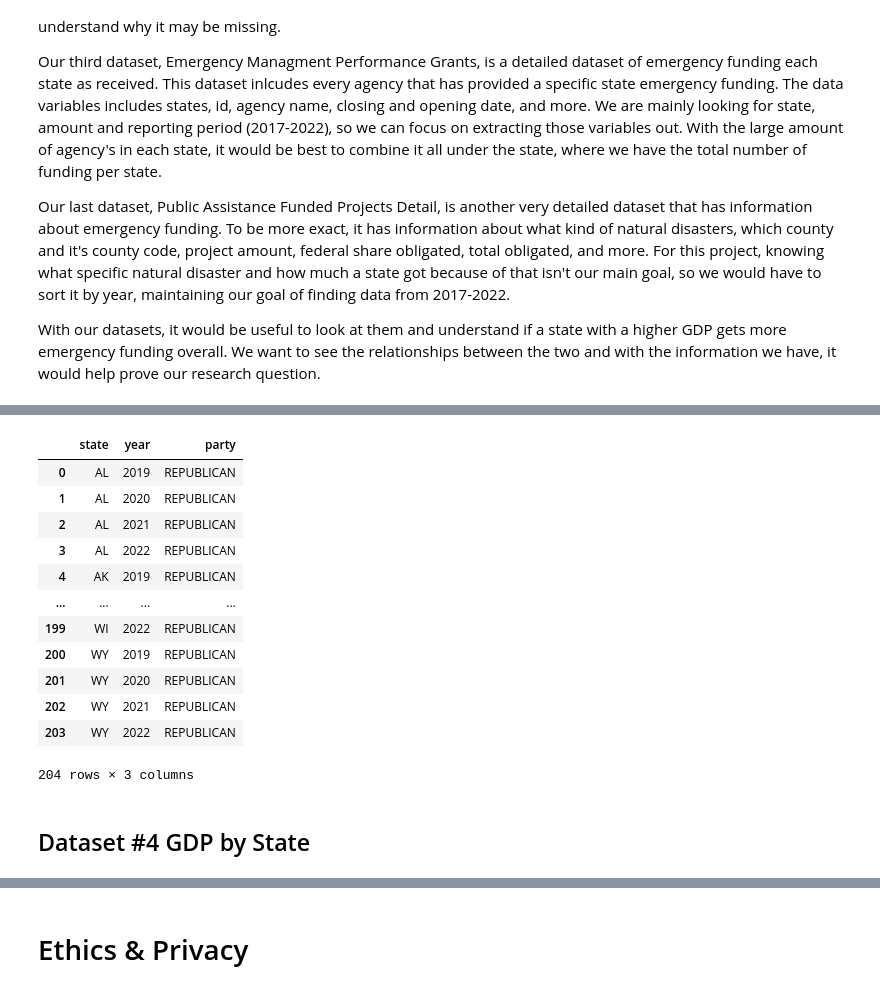
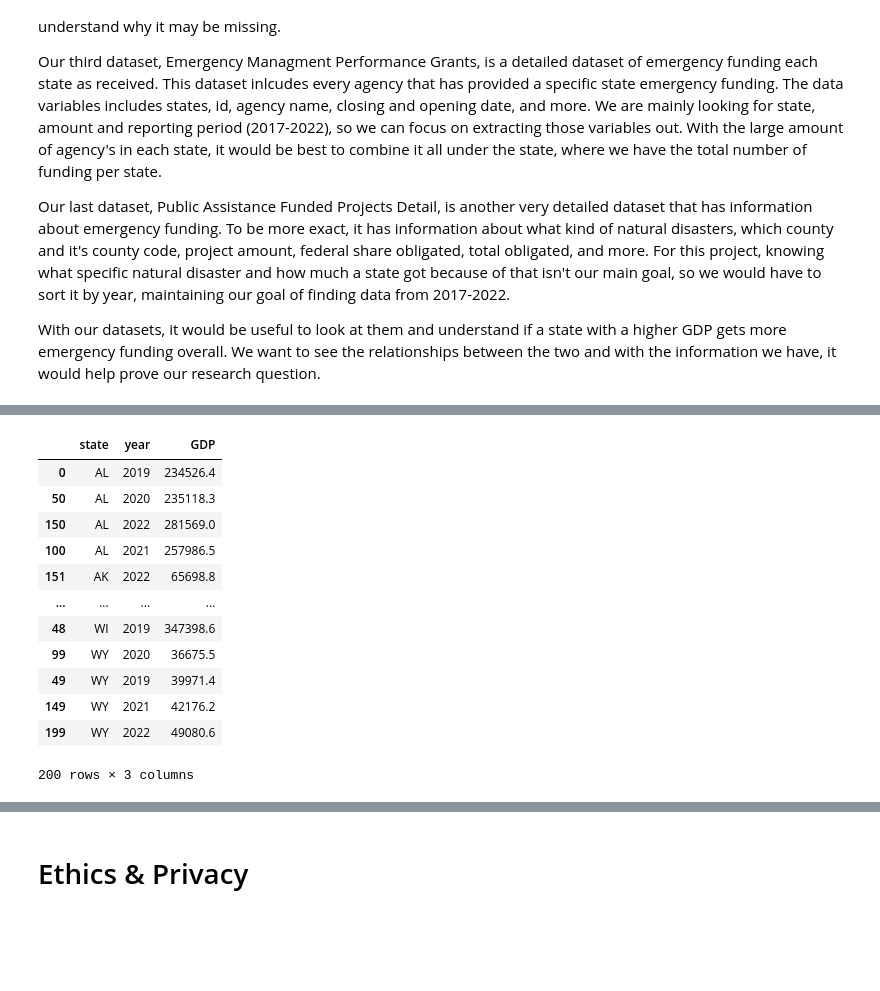
Before and after one commit to COGS108/Group054_WI24, a Jupyter notebook: DataCheckpoint_Group054_WI24.ipynb, the cells around one changed output, grey strips where cells are left out. Cells and saved outputs as stored; diff of their text form; code cells hidden in the pictures; blank space fills up the shorter version.

```diff
--- a/DataCheckpoint_Group054_WI24.ipynb
+++ b/DataCheckpoint_Group054_WI24.ipynb
@@ -180,60 +258,3 @@ df2_merged
-# %%
-url3 = 'Data/1976-2022-house.csv'
-election_data= pd.read_csv(url3)
-pd.set_option('display.max_rows', 10)
-
-elections_post_2017 = election_data[election_data['year'] > 2019]
-relevant_elections = elections_post_2017[elections_post_2017['party'].isin(['DEMOCRAT', 'REPUBLICAN'])]
-grouped_elections = relevant_elections.groupby(['state', 'year', 'party'])['candidatevotes'].sum().reset_index()
-winning_party = grouped_elections.sort_values('candidatevotes', ascending=False).drop_duplicates(['state', 'year'])
-winning_party = winning_party.sort_values(by = 'state')
-winning_party = winning_party.drop(columns= 'candidatevotes')
-
-
-#df.reindex -- confrom DF to a new index w. optional filling -- places NA in locastions having no value in teh previous index
-# we reindex the winning_party data frame to do this
-# we use pd.MultiIndex.from_product instead of iterools.prodcut(state, year) bcs it returns a list instead of a multiindex
-winning_party_indexed = winning_party.set_index(['state', 'year'])
-state = winning_party_indexed.index.levels[0]
-year = [2019,2020,2021,2022]
-multi_index = pd.MultiIndex.from_product([state, year])
-winning_party_indexed = winning_party_indexed.reindex(multi_index)
-winning_party_indexed_filled = winning_party_indexed.groupby(level=0).fillna(method='ffill').fillna(method='bfill').reset_index()
-winning_party_indexed_filled = winning_party_indexed_filled.rename(columns = {'level_1' : 'year'})
-
-#the rest of our data tables use state postal codes instead of the full names
-#using a dictionary I found on GitHub we can map these states to their postal codes
-us_state_to_abbrev = {
-    "Alabama": "AL", "Alaska": "AK", "Arizona": "AZ", "Arkansas": "AR", "California": "CA",
-    "Colorado": "CO", "Connecticut": "CT", "Delaware": "DE", "Florida": "FL", "Georgia": "GA",
-    "Hawaii": "HI", "Idaho": "ID", "Illinois": "IL", "Indiana": "IN", "Iowa": "IA",
-    "Kansas": "KS", "Kentucky": "KY", "Louisiana": "LA", "Maine": "ME", "Maryland": "MD",
-    "Massachusetts": "MA", "Michigan": "MI", "Minnesota": "MN", "Mississippi": "MS", "Missouri": "MO",
-    "Montana": "MT", "Nebraska": "NE", "Nevada": "NV", "New Hampshire": "NH", "New Jersey": "NJ",
-    "New Mexico": "NM", "New York": "NY", "North Carolina": "NC", "North Dakota": "ND", "Ohio": "OH",
-    "Oklahoma": "OK", "Oregon": "OR", "Pennsylvania": "PA", "Rhode Island": "RI", "South Carolina": "SC",
-    "South Dakota": "SD", "Tennessee": "TN", "Texas": "TX", "Utah": "UT", "Vermont": "VT",
-    "Virginia": "VA", "Washington": "WA", "West Virginia": "WV", "Wisconsin": "WI", "Wyoming": "WY",
-}
-
-winning_party_indexed_filled['state'] = winning_party_indexed_filled['state'].str.lower().str.capitalize().map(us_state_to_abbrev)
-winning_party_indexed_filled
-# %% [output]
-|  | state | year | party |
-| 0 | AL | 2019 | REPUBLICAN |
-| 1 | AL | 2020 | REPUBLICAN |
-| 2 | AL | 2021 | REPUBLICAN |
-| 3 | AL | 2022 | REPUBLICAN |
-| 4 | AK | 2019 | REPUBLICAN |
-| ... | ... | ... | ... |
-| 199 | WI | 2022 | REPUBLICAN |
-| 200 | WY | 2019 | REPUBLICAN |
-| 201 | WY | 2020 | REPUBLICAN |
-| 202 | WY | 2021 | REPUBLICAN |
-| 203 | WY | 2022 | REPUBLICAN |
-204 rows × 3 columns
-# %% [markdown]
-## Dataset #4 GDP by State
 # %%
 # Log onto the BEA website (Bureau of Economic Analysis), the official site for government data.
 # Navigate to the "Data" section, select "GDP," and then choose "GDP by State."
@@ -243,31 +264,51 @@ winning_party_indexed_filled
 # In the resulting table, select the first row's line code where the description is "all industry total."
 # The resulting table displays the GDP by state in millions of current dollars, with data collected from 2017 to 2022.
 
 url4 =  "Data/GDP by state (2017-2022).csv"
 
 df4 = pd.read_csv(url4, skiprows = 3) #skip first 3 rows because they are a description
 df4 = df4.drop(columns = ['GeoFips', '2017', '2018'])
 df4 = df4.rename(columns= {'GeoName': 'state'})
 df4_bad_GeoName = df4['state'].str.contains('District of Columbia|New England|nited States *|Mideast|Great Lakes|Plains|Southeast|Southwest|nan|Rocky Mountain|Far West').fillna(False) #dealing with NA values
 df4 = df4[~ df4_bad_GeoName] #this removes all the regions and territories we don't care about
 indexes_to_drop = df4.iloc[-4:].index #get the last 4 rows index using iloc
 df4 = df4.drop(indexes_to_drop)
 melted_df = pd.melt(df4, id_vars=['state'], value_vars=['2019', '2020', '2021', '2022'], var_name='year', value_name='amount')
 melted_df = melted_df.sort_values('state')
 melted_df
 
 #using the same code I used on the state leaning dat set we change the years to their postal codes
 
 us_state_to_abbrev = {
     "Alabama": "AL", "Alaska": "AK", "Arizona": "AZ", "Arkansas": "AR", "California": "CA",
     "Colorado": "CO", "Connecticut": "CT", "Delaware": "DE", "Florida": "FL", "Georgia": "GA",
     "Hawaii": "HI", "Idaho": "ID", "Illinois": "IL", "Indiana": "IN", "Iowa": "IA",
     "Kansas": "KS", "Kentucky": "KY", "Louisiana": "LA", "Maine": "ME", "Maryland": "MD",
     "Massachusetts": "MA", "Michigan": "MI", "Minnesota": "MN", "Mississippi": "MS", "Missouri": "MO",
     "Montana": "MT", "Nebraska": "NE", "Nevada": "NV", "New Hampshire": "NH", "New Jersey": "NJ",
     "New Mexico": "NM", "New York": "NY", "North Carolina": "NC", "North Dakota": "ND", "Ohio": "OH",
     "Oklahoma": "OK", "Oregon": "OR", "Pennsylvania": "PA", "Rhode Island": "RI", "South Carolina": "SC",
     "South Dakota": "SD", "Tennessee": "TN", "Texas": "TX", "Utah": "UT", "Vermont": "VT",
     "Virginia": "VA", "Washington": "WA", "West Virginia": "WV", "Wisconsin": "WI", "Wyoming": "WY",
 }
-melted_df['state'] = melted_df['state'].str.lower().str.capitalize().map(us_state_to_abbrev)
+
+melted_df
+melted_df['state'] = melted_df['state'].map(us_state_to_abbrev)
+gdp_by_state = melted_df.rename(columns = {'amount': 'GDP'})
+gdp_by_state #naming to something we will remember
+gdp_by_state['year'] = gdp_by_state['year'].astype(int) # change to integers
+gdp_by_state
+# %% [output]
+|  | state | year | GDP |
+| 0 | AL | 2019 | 234526.4 |
+| 50 | AL | 2020 | 235118.3 |
+| 150 | AL | 2022 | 281569.0 |
+| 100 | AL | 2021 | 257986.5 |
+| 151 | AK | 2022 | 65698.8 |
+| ... | ... | ... | ... |
+| 48 | WI | 2019 | 347398.6 |
+| 99 | WY | 2020 | 36675.5 |
+| 49 | WY | 2019 | 39971.4 |
+| 149 | WY | 2021 | 42176.2 |
+| 199 | WY | 2022 | 49080.6 |
+200 rows × 3 columns
```
Also changed, not shown: parts of 13 cells of this notebook.
